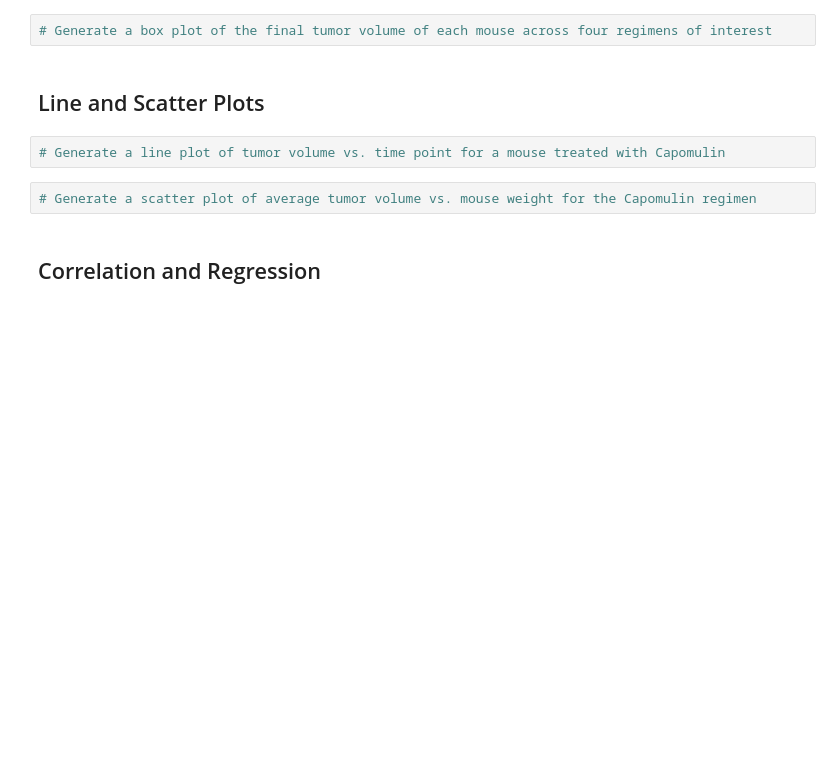
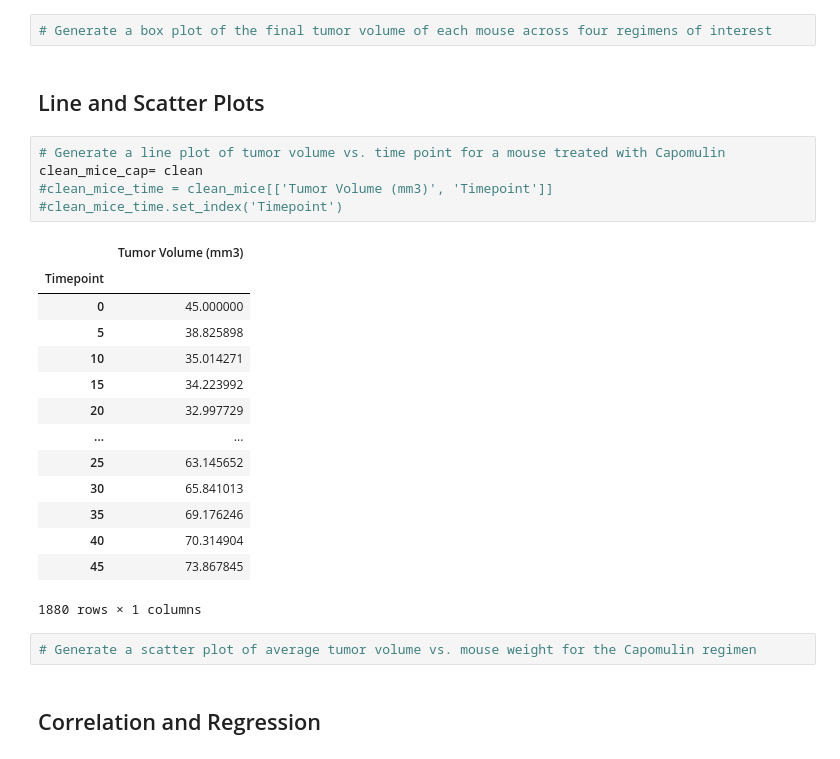
Before and after one commit to ethomps33/MatplotlibHW_ThePowerOfPlots, a Jupyter notebook: Pymaceuticals/pymaceuticals_starter.ipynb, the cells around one changed output. Cells and saved outputs as stored; diff of their text form; blank space fills up the shorter version.

```diff
--- a/Pymaceuticals/pymaceuticals_starter.ipynb
+++ b/Pymaceuticals/pymaceuticals_starter.ipynb
@@ -176,6 +176,24 @@ Text(0.5, 1.0, 'Distribution of Female vs Male Mice')
 ## Line and Scatter Plots
 # %%
 # Generate a line plot of tumor volume vs. time point for a mouse treated with Capomulin
+clean_mice_cap= clean
+#clean_mice_time = clean_mice[['Tumor Volume (mm3)', 'Timepoint']]
+#clean_mice_time.set_index('Timepoint')
+# %% [output]
+|  | Tumor Volume (mm3) |
+| Timepoint |  |
+| 0 | 45.000000 |
+| 5 | 38.825898 |
+| 10 | 35.014271 |
+| 15 | 34.223992 |
+| 20 | 32.997729 |
+| ... | ... |
+| 25 | 63.145652 |
+| 30 | 65.841013 |
+| 35 | 69.176246 |
+| 40 | 70.314904 |
+| 45 | 73.867845 |
+1880 rows × 1 columns
 # %%
 # Generate a scatter plot of average tumor volume vs. mouse weight for the Capomulin regimen
 # %% [markdown]
```
